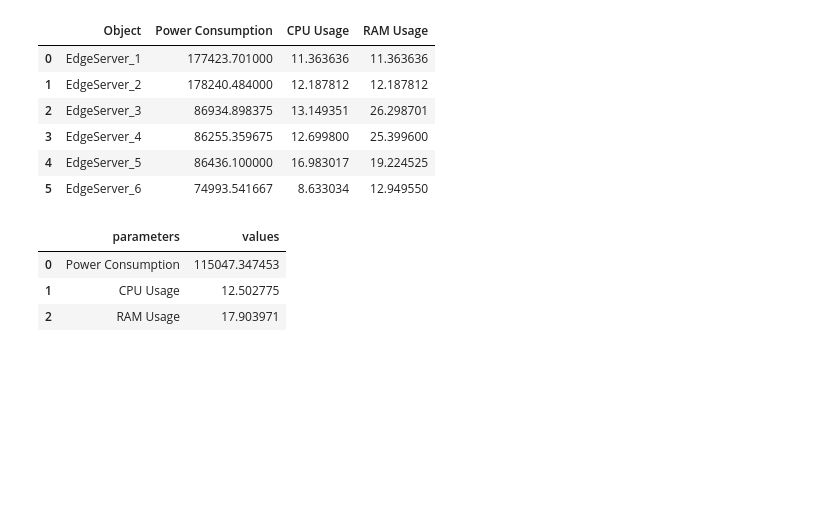
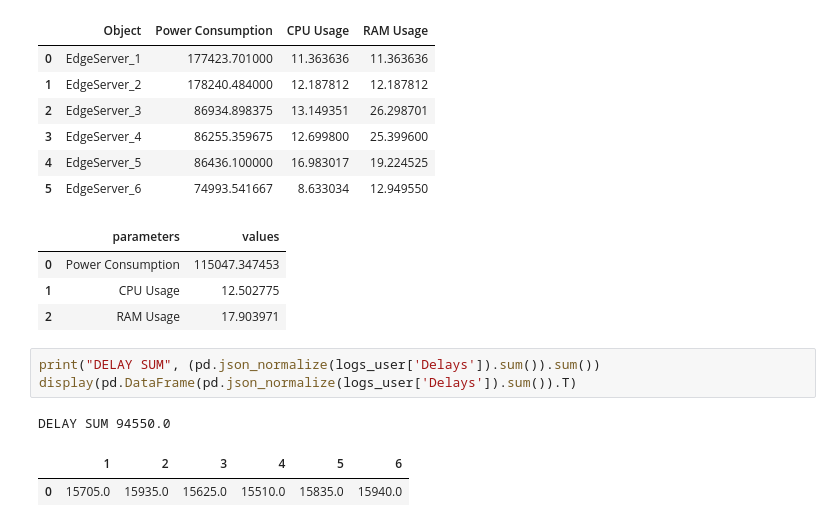
Before and after one commit to mascalmeida/edgeexperiments, a Jupyter notebook: probabilisticactor.ipynb, the cells around one changed output. Saved outputs shown, nothing was run; the diff lists cells and outputs as text; blank space fills up the shorter version.

```diff
--- a/probabilisticactor.ipynb
+++ b/probabilisticactor.ipynb
@@ -192,3 +192,10 @@ display(dt_edge, dt_edge_final)
 | 0 | Power Consumption | 115047.347453 |
 | 1 | CPU Usage | 12.502775 |
 | 2 | RAM Usage | 17.903971 |
+# %%
+print("DELAY SUM", (pd.json_normalize(logs_user['Delays']).sum()).sum())
+display(pd.DataFrame(pd.json_normalize(logs_user['Delays']).sum()).T)
+# %% [output]
+DELAY SUM 94550.0
+|  | 1 | 2 | 3 | 4 | 5 | 6 |
+| 0 | 15705.0 | 15935.0 | 15625.0 | 15510.0 | 15835.0 | 15940.0 |
```
Also changed, not shown: parts of 2 cells of this notebook, 11 other files.
